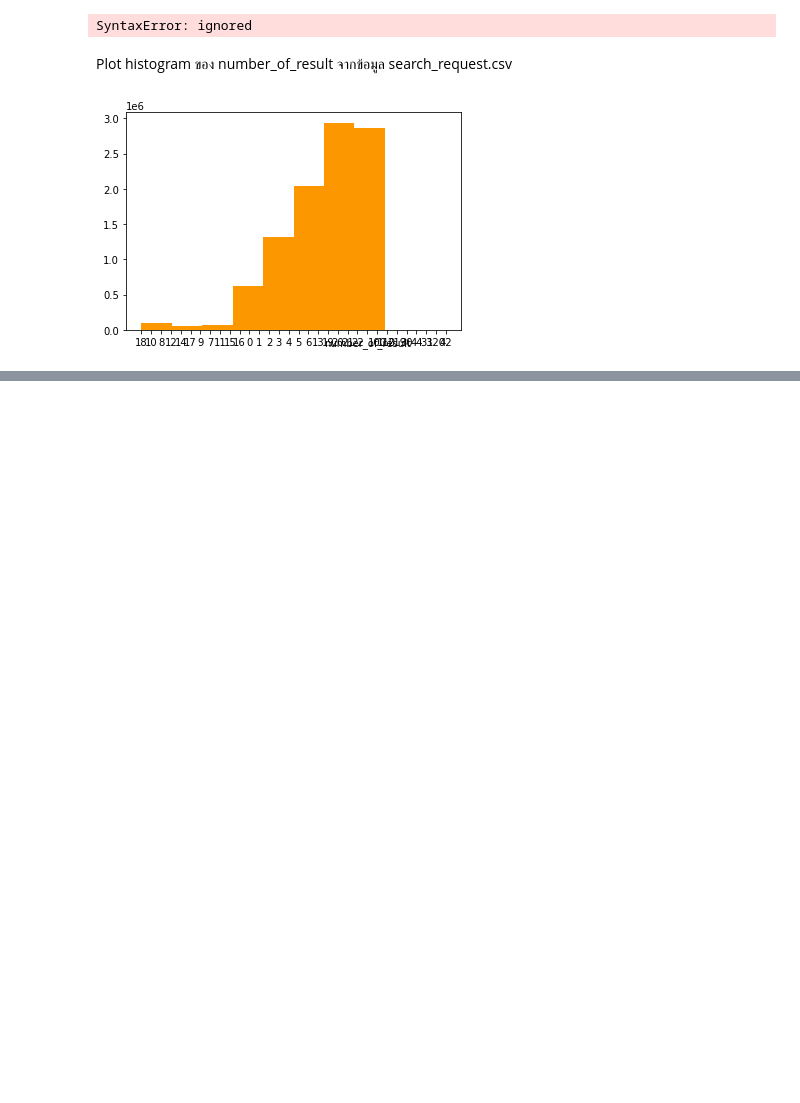
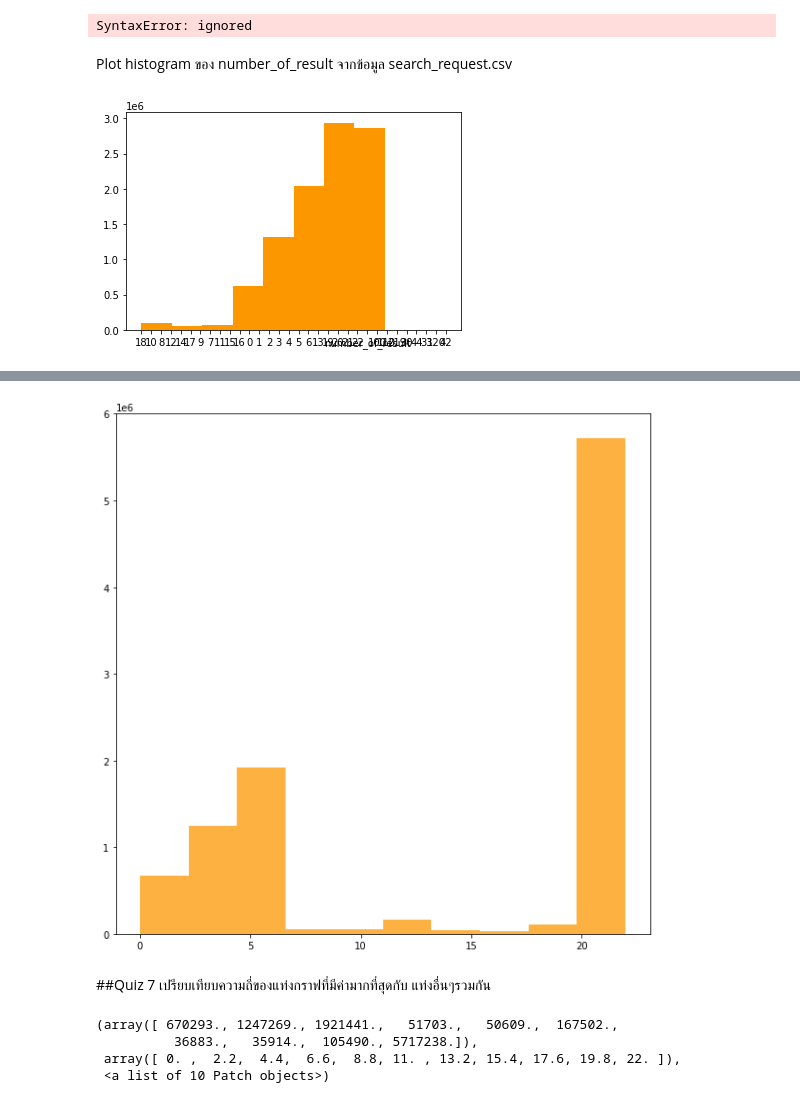
Before and after one commit to tonpiplaifa/data_viz, a Jupyter notebook: Visualize Data Comparison.ipynb, the cells around one changed output, grey strips where cells are left out. Saved outputs shown, nothing was run; the diff lists cells and outputs as text; code cells hidden in the pictures; blank space fills up the shorter version.

Commit message:
Quiz 7

```diff
--- a/Visualize Data Comparison.ipynb
+++ b/Visualize Data Comparison.ipynb
@@ -248,0 +295,14 @@ output1 = plt.hist(list(data['number_of_result']),10 ,facecolor ='#fc9700')
+# %%
+matplotlib.rcParams['figure.figsize']=[10,10]
+output = plt.hist(new_type_nooutlier,10 ,facecolor ='#fc9700',alpha = 0.75)
+# %% [output]
+[figure, added]
+# %% [markdown]
+##Quiz 7 เปรียบเทียบความถี่ของแท่งกราฟที่มีค่ามากที่สุดกับ แท่งอื่นๆรวมกัน
+# %%
+output
+# %% [output]
+(array([ 670293., 1247269., 1921441.,   51703.,   50609.,  167502.,
+          36883.,   35914.,  105490., 5717238.]),
+ array([ 0. ,  2.2,  4.4,  6.6,  8.8, 11. , 13.2, 15.4, 17.6, 19.8, 22. ]),
+ <a list of 10 Patch objects>)
```
Also changed, not shown: parts of 16 cells of this notebook.
